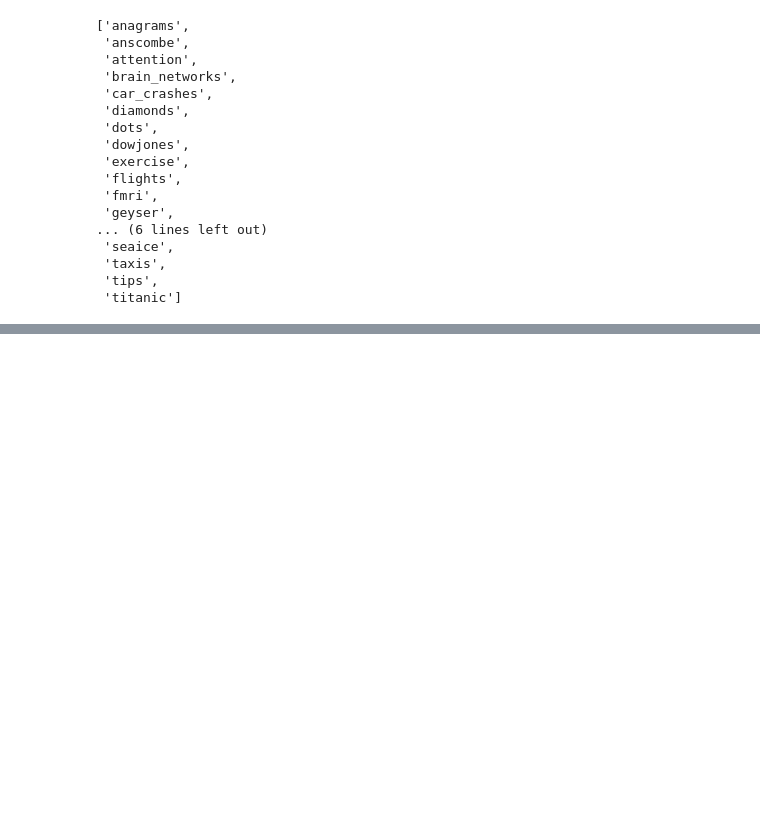
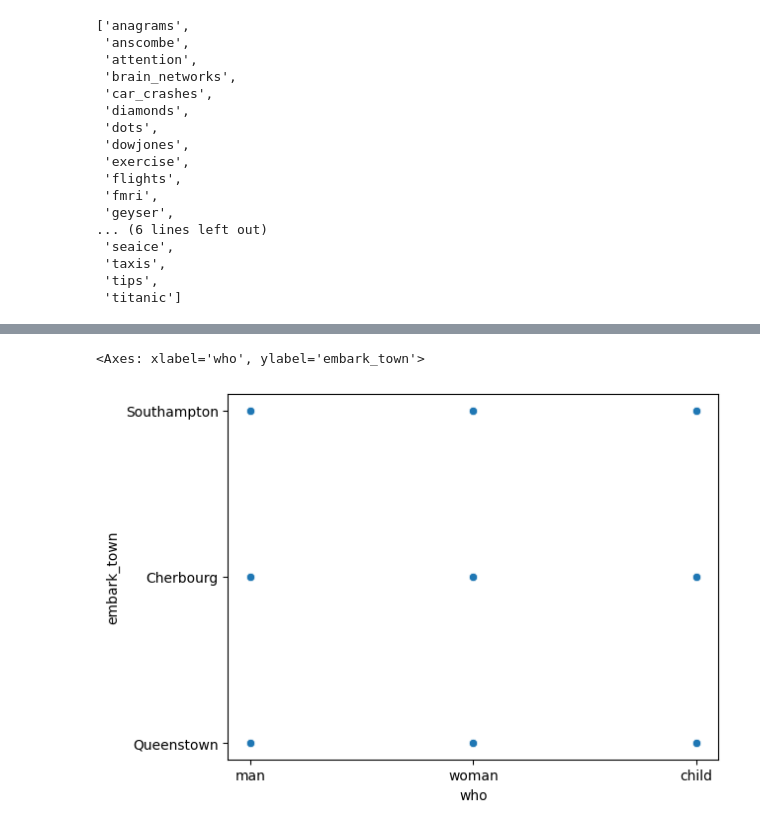
Before and after one commit to kailashchaudhary-p/Data-Science-Learning, a Jupyter notebook: Seaborn.ipynb, the cells around one changed output, grey strips where cells are left out. Drawn from its saved outputs; the diff is of its cells as text; code cells hidden in the pictures; blank space fills up the shorter version.

```diff
--- a/Seaborn.ipynb
+++ b/Seaborn.ipynb
@@ -48,0 +115,3 @@ taxis.head()
+# %%
+titanic=sns.load_dataset('titanic')
+titanic
@@ -48,0 +150,5 @@ taxis.head()
+# %%
+sns.scatterplot(data=titanic,x='who',y='embark_town')
+# %% [output]
+<Axes: xlabel='who', ylabel='embark_town'>
+[figure, added]
```
Also changed, not shown: parts of 9 cells of this notebook.
